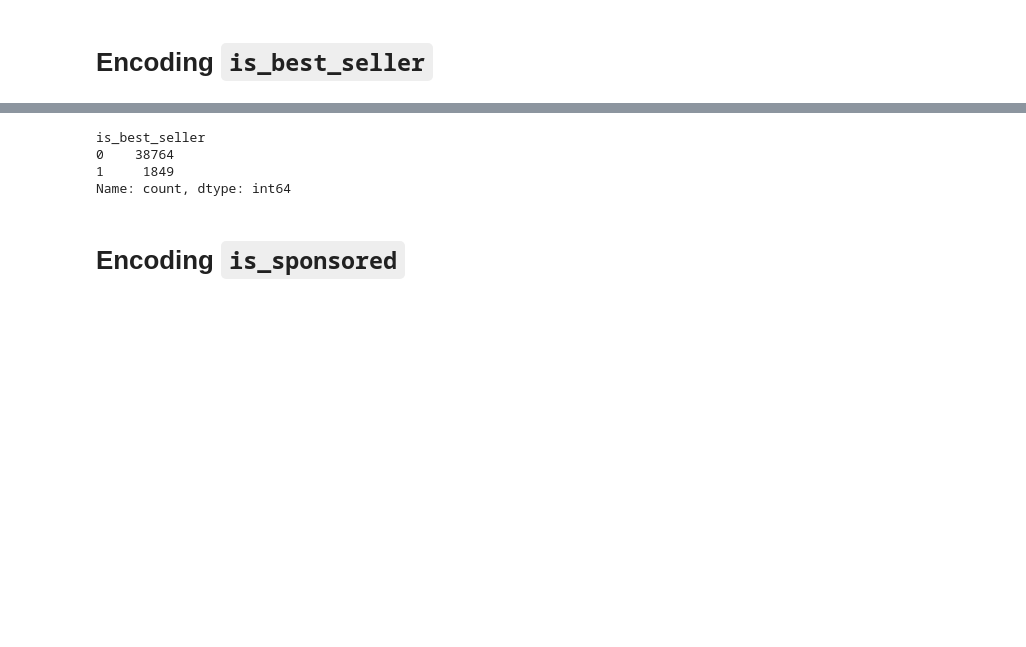
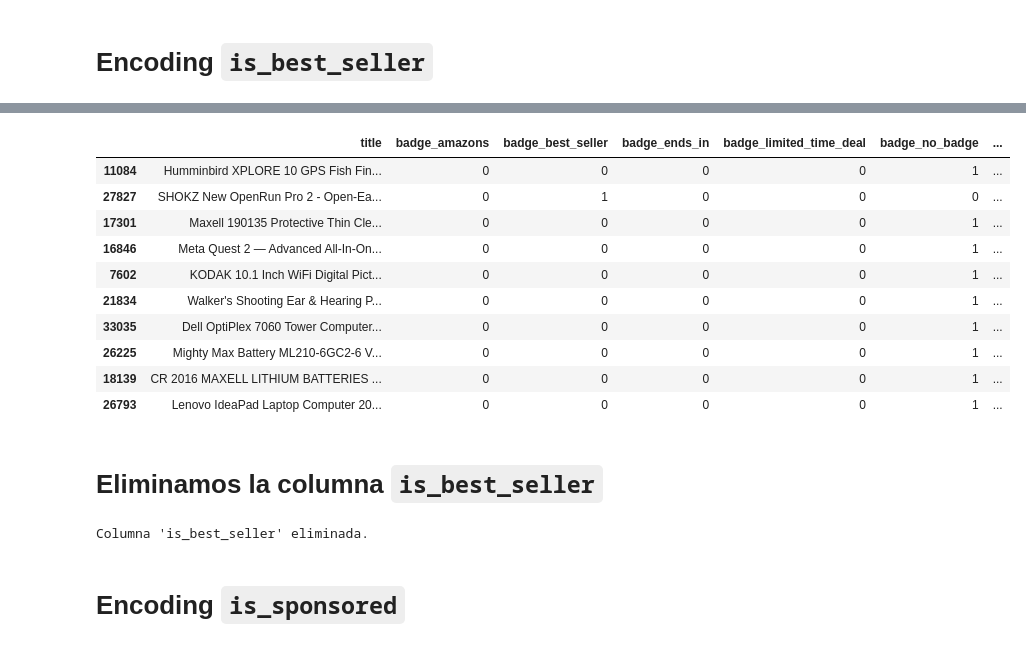
Before and after one commit to beja28/Amazon-Smart-Pricing, a Jupyter notebook: Codigo/cleaning.ipynb, the cells around one changed output, grey strips where cells are left out. Drawn from its saved outputs; the diff is of its cells as text; code cells hidden in the pictures; blank space fills up the shorter version.

Commit message:
Update cleaning.ipynb
Actualizo is_best_seller haciendo one-hot encoding y elimino la columna is_best_seller original

```diff
--- a/Codigo/cleaning.ipynb
+++ b/Codigo/cleaning.ipynb
@@ -264,20 +314,30 @@ df_uncleaned['discount_percentage'] = df_uncleaned['discount_percentage'].round(
 # %%
-best_seller = (df_uncleaned["is_best_seller"]
-     .fillna("No Badge")
-     .astype(str)
-     .str.strip()
-     .str.lower())
+badge_cols = [c for c in df_uncleaned.columns if c.startswith("badge_")]
+df_uncleaned[badge_cols].head()
 
-df_uncleaned["is_best_seller"] = np.where(best_seller.eq("no badge"), False, True)
-
-df_uncleaned["is_best_seller"] = df_uncleaned["is_best_seller"].astype("int8")
-
-df_uncleaned["is_best_seller"].value_counts(dropna=False)
+df_uncleaned[["title"] + badge_cols].sample(10)
 # %% [output]
-is_best_seller
-0    38764
-1     1849
-Name: count, dtype: int64
+|  | title | badge_amazons | badge_best_seller | badge_ends_in | badge_limited_time_deal | badge_no_badge | ... |
+| 11084 | Humminbird XPLORE 10 GPS Fish Fin... | 0 | 0 | 0 | 0 | 1 | ... |
+| 27827 | SHOKZ New OpenRun Pro 2 - Open-Ea... | 0 | 1 | 0 | 0 | 0 | ... |
+| 17301 | Maxell 190135 Protective Thin Cle... | 0 | 0 | 0 | 0 | 1 | ... |
+| 16846 | Meta Quest 2 — Advanced All-In-On... | 0 | 0 | 0 | 0 | 1 | ... |
+| 7602 | KODAK 10.1 Inch WiFi Digital Pict... | 0 | 0 | 0 | 0 | 1 | ... |
+| 21834 | Walker's Shooting Ear & Hearing P... | 0 | 0 | 0 | 0 | 1 | ... |
+| 33035 | Dell OptiPlex 7060 Tower Computer... | 0 | 0 | 0 | 0 | 1 | ... |
+| 26225 | Mighty Max Battery ML210-6GC2-6 V... | 0 | 0 | 0 | 0 | 1 | ... |
+| 18139 | CR 2016 MAXELL LITHIUM BATTERIES ... | 0 | 0 | 0 | 0 | 1 | ... |
+| 26793 | Lenovo IdeaPad Laptop Computer 20... | 0 | 0 | 0 | 0 | 1 | ... |
+# %% [markdown]
+# Eliminamos la columna `is_best_seller`
+# %%
+if 'is_best_seller' in df_uncleaned.columns:
+    df_uncleaned.drop(columns=['is_best_seller'], inplace=True)
+    print(f"Columna '{'is_best_seller'}' eliminada.")
+else:
+    print(f"No existe la columna '{'is_best_seller'}'.")
+# %% [output]
+Columna 'is_best_seller' eliminada.
 # %% [markdown]
 # Encoding `is_sponsored`
 # %%
```
Also changed, not shown: parts of 2 cells of this notebook.
